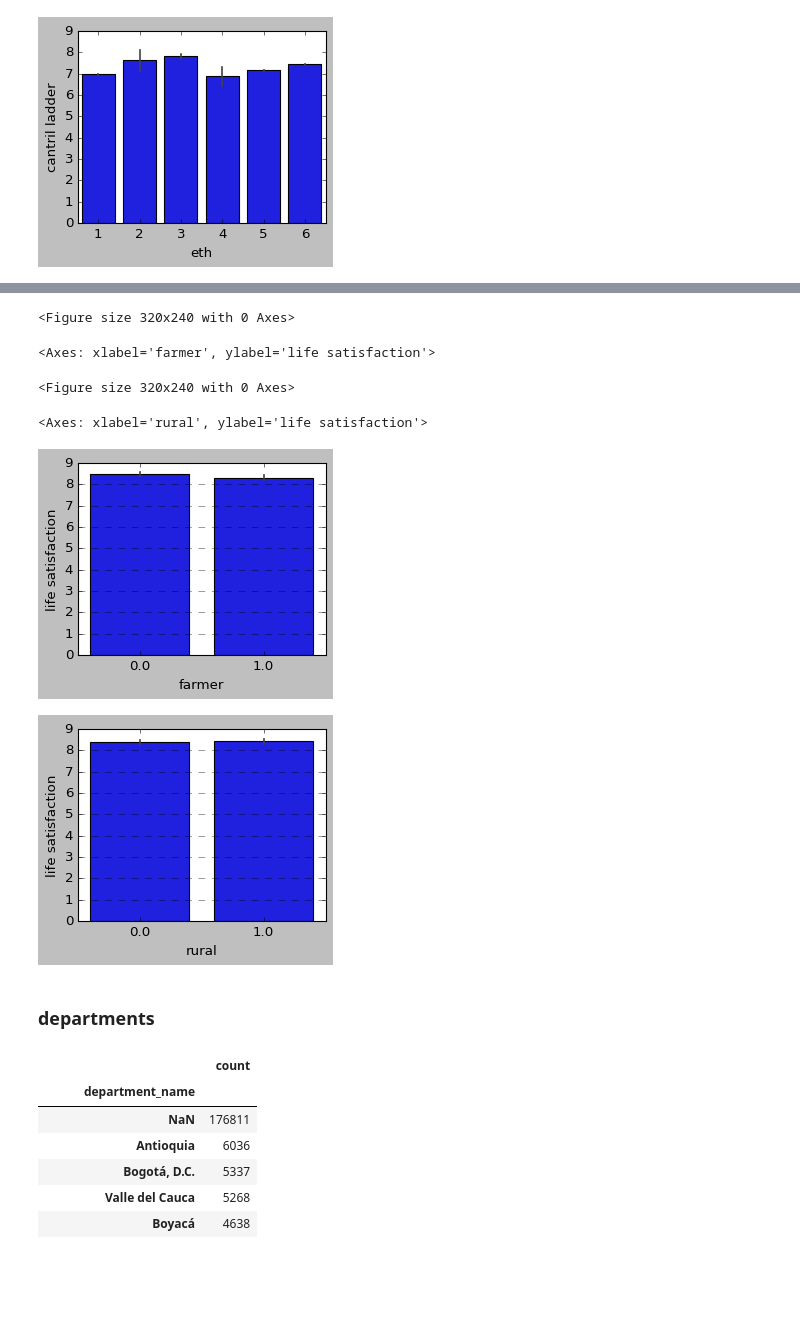
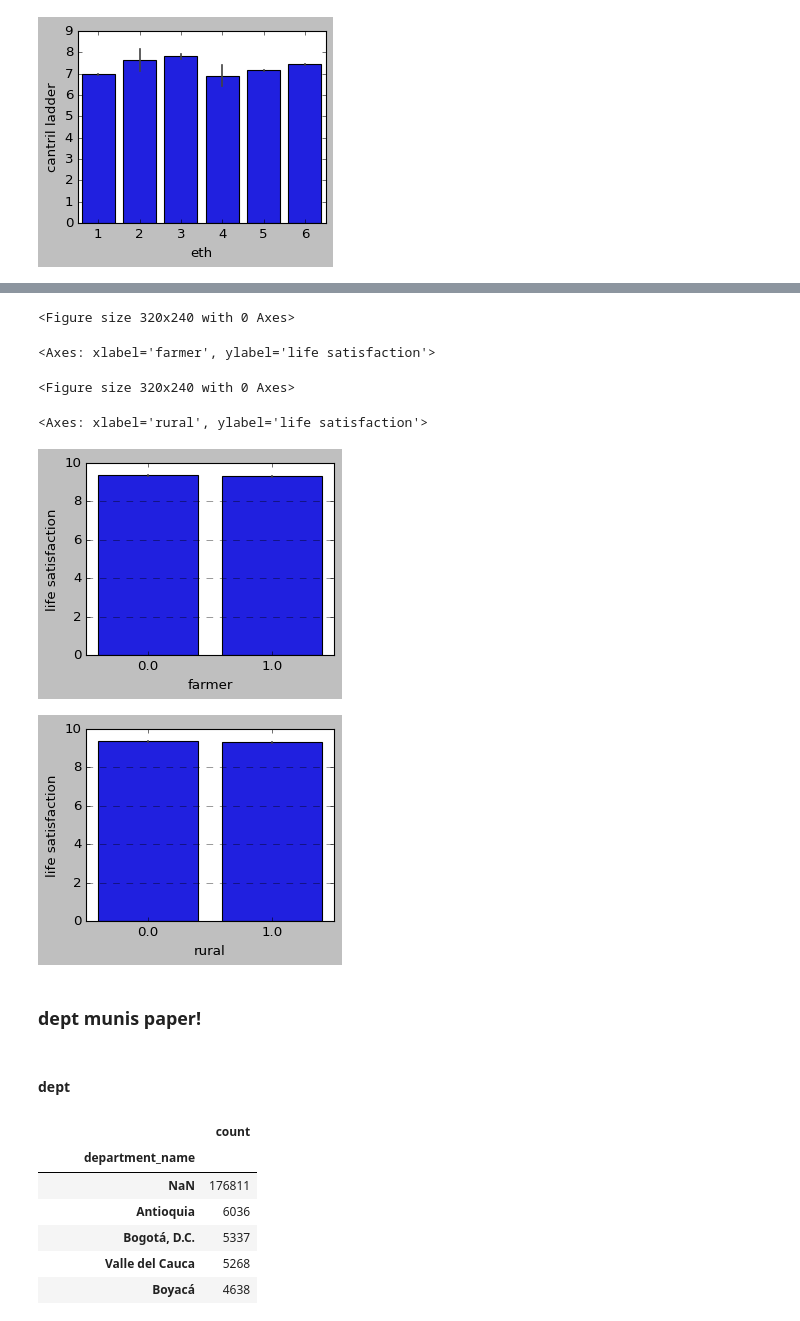
Before and after one commit to theaok/linaColMex, a Jupyter notebook: linaColMex.ipynb, the cells around one changed output, grey strips where cells are left out. Saved outputs shown, nothing was run; the diff lists cells and outputs as text; code cells hidden in the pictures; blank space fills up the shorter version.

```diff
--- a/linaColMex.ipynb
+++ b/linaColMex.ipynb
@@ -249,7 +241,7 @@ p2059 lots of missing, but it makes sense it only includes those asked in p2057
 after life satisfaction there are like 10vars about other domains and depression etc
 # %%
 #https://microdatos.dane.gov.co/index.php/catalog/734/data-dictionary/F3?file_name=Caracteristicas%20y%20composicion%20del%20hogar
-chaComHog.rename(columns={
+col.rename(columns={
     'p6020': 'gender',
     'p6051': 'hh head',
     'p6080': 'eth',
@@ -269,7 +261,7 @@ chaComHog.rename(columns={
     'p1905': 'things do in life worthwhile',
     'p1927': 'cantril ladder'
     }, inplace=True)
-chaComHog.columns
+col.columns
 # %% [output]
 Index(['directorio', 'secuencia_encuesta', 'secuencia_p', 'orden', 'fex_c',
        'p6016', 'p1894', 'gender', 'p6034', 'p6040', 'hh head', 'p5502',
@@ -283,16 +275,16 @@ Index(['directorio', 'secuencia_encuesta', 'secuencia_p', 'orden', 'fex_c',
        'sad yesterday', 'things do in life worthwhile', 'cantril ladder'],
       dtype='object')
 # %%
-chaComHog['income satisfaction'].replace(99, np.nan, inplace=True)
-chaComHog['life satisfaction'].replace(99, np.nan, inplace=True)
+col['income satisfaction'].replace(99, np.nan, inplace=True)
+col['life satisfaction'].replace(99, np.nan, inplace=True)
 
-chaComHog.farmer.replace(3, np.nan,inplace=True)
-chaComHog.farmer.replace(9, np.nan,inplace=True)
-chaComHog.farmer.replace(2, 0,inplace=True)
+col.farmer.replace(3, np.nan,inplace=True)
+col.farmer.replace(9, np.nan,inplace=True)
+col.farmer.replace(2, 0,inplace=True)
 
-chaComHog.rural.replace(3, np.nan,inplace=True)
-chaComHog.rural.replace(9, np.nan,inplace=True)
-chaComHog.rural.replace(2, 0,inplace=True)
+col.rural.replace(3, np.nan,inplace=True)
+col.rural.replace(9, np.nan,inplace=True)
+col.rural.replace(2, 0,inplace=True)
 # %% [output]
 The behavior will change in pandas 3.0. This inplace method will never work because the intermediate object on which we are setting values always behaves as a copy.
 
@@ -433,23 +443,25 @@ sns.barplot(data=chaComHog, x='eth', y='cantril ladder', errorbar=('ci', 95))
 # %%
-chaComHog_filtered = chaComHog[chaComHog['department'] ==63].copy()
+col_filtered = col[col['income satisfaction'] >8].copy()
 #ah bummer no matter what subset no diff!
 
 plt.figure(figsize=(4, 3))
-sns.barplot(data=chaComHog_filtered, x='farmer', y='life satisfaction', errorbar=('ci', 95))
+sns.barplot(data=col_filtered, x='farmer', y='life satisfaction', errorbar=('ci', 95))
 plt.grid(axis='y', linestyle='--', alpha=0.7)
 
 plt.figure(figsize=(4, 3))
-sns.barplot(data=chaComHog_filtered, x='rural', y='life satisfaction', errorbar=('ci', 95))
+sns.barplot(data=col_filtered, x='rural', y='life satisfaction', errorbar=('ci', 95))
 plt.grid(axis='y', linestyle='--', alpha=0.7)
 # %% [output]
 <Figure size 320x240 with 0 Axes>
 <Axes: xlabel='farmer', ylabel='life satisfaction'>
 <Figure size 320x240 with 0 Axes>
 <Axes: xlabel='rural', ylabel='life satisfaction'>
-[figure, old version]
+[figure, new version]
-[figure, old version]
+[figure, new version]
+# %% [markdown]
+### dept munis paper!
 # %% [markdown]
-### departments
+#### dept
 # %%
 #assign names to numeric codes of departments in colombia based on variable department
 department_mapping = {
```
Also changed, not shown: parts of 22 cells of this notebook.
